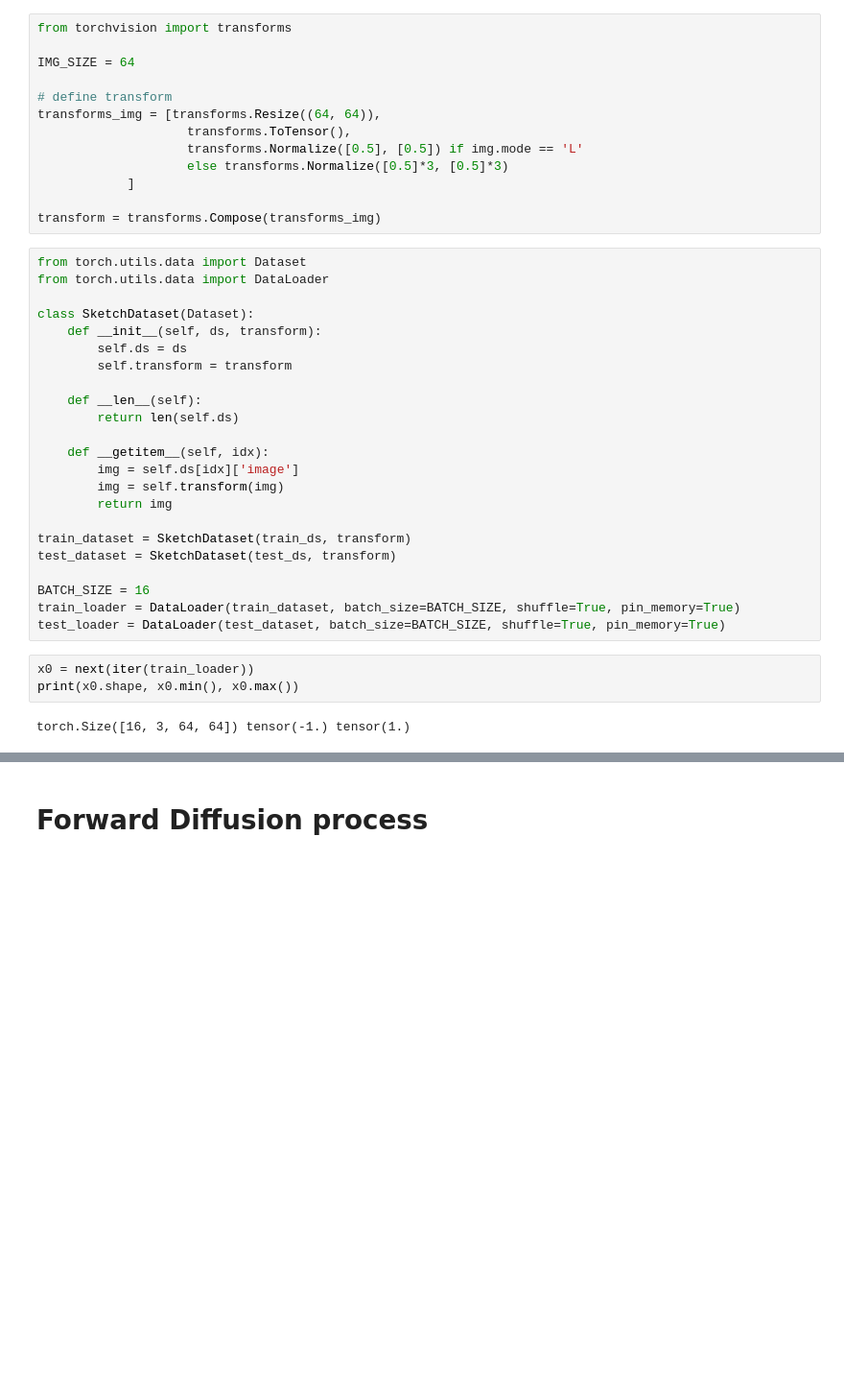
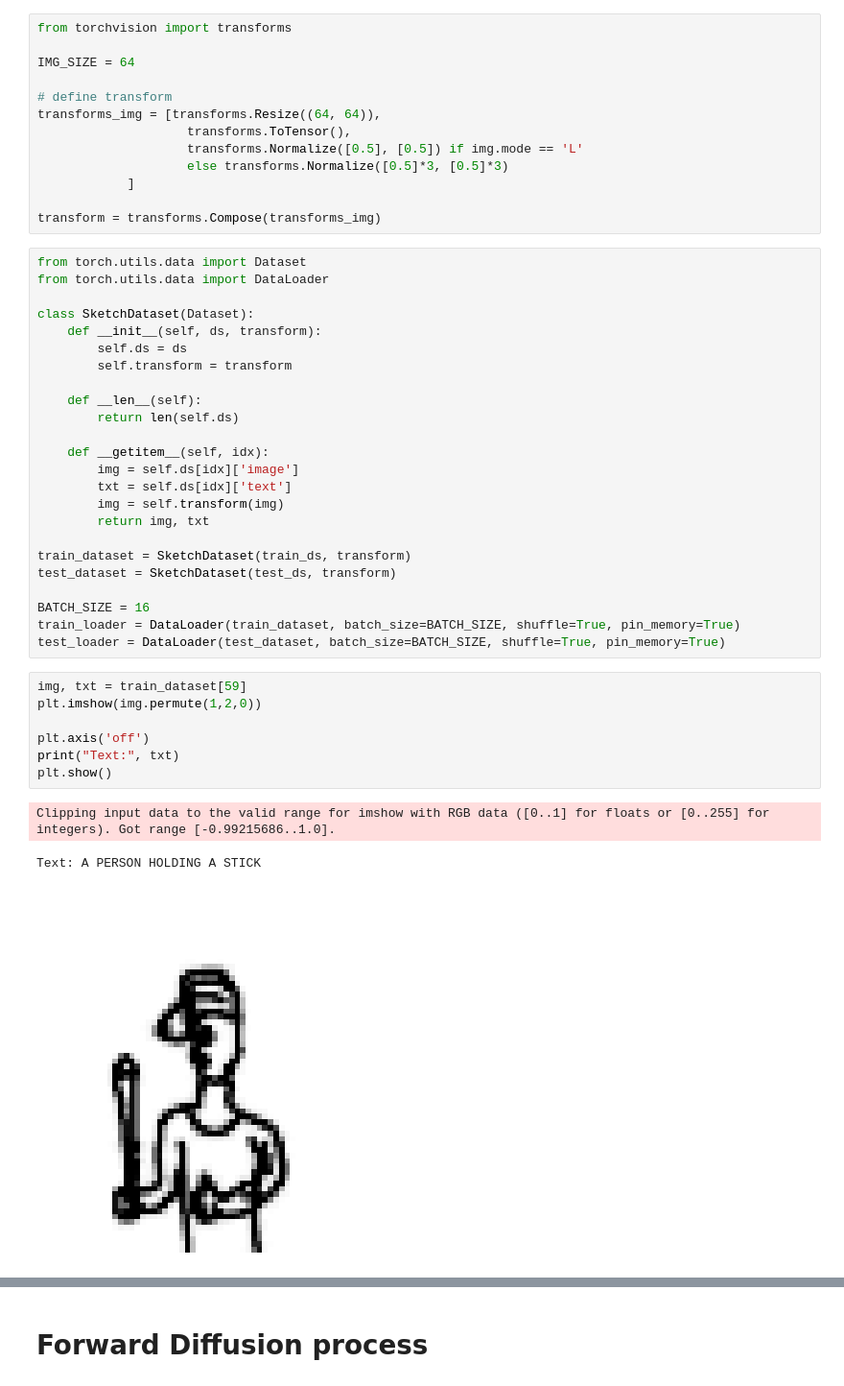
Before and after one commit to dhyutin/Diffusion-from-scratch, a Jupyter notebook: conditional_ddpm.ipynb, the cells around one changed output, grey strips where cells are left out. Shown at 96% size. Cells and saved outputs as stored; diff of their text form; blank space fills up the shorter version.

```diff
--- a/conditional_ddpm.ipynb
+++ b/conditional_ddpm.ipynb
@@ -87,8 +89,9 @@ class SketchDataset(Dataset):
 
     def __getitem__(self, idx):
         img = self.ds[idx]['image']
+        txt = self.ds[idx]['text']
         img = self.transform(img)
-        return img
+        return img, txt
 
 train_dataset = SketchDataset(train_ds, transform)
 test_dataset = SketchDataset(test_ds, transform)
@@ -96,11 +99,17 @@ test_dataset = SketchDataset(test_ds, transform)
 BATCH_SIZE = 16
 train_loader = DataLoader(train_dataset, batch_size=BATCH_SIZE, shuffle=True, pin_memory=True)
 test_loader = DataLoader(test_dataset, batch_size=BATCH_SIZE, shuffle=True, pin_memory=True)
-# %%
-x0 = next(iter(train_loader))
-print(x0.shape, x0.min(), x0.max())
-# %% [output]
-torch.Size([16, 3, 64, 64]) tensor(-1.) tensor(1.)
+# %%
+img, txt = train_dataset[59]
+plt.imshow(img.permute(1,2,0))
+
+plt.axis('off')
+print("Text:", txt)
+plt.show()
+# %% [output]
+Clipping input data to the valid range for imshow with RGB data ([0..1] for floats or [0..255] for integers). Got range [-0.99215686..1.0].
+Text: A PERSON HOLDING A STICK
+[figure, added]
 # %%
 for batch in train_loader:
     for img in batch:
```
Also changed, not shown: parts of 8 cells of this notebook.
